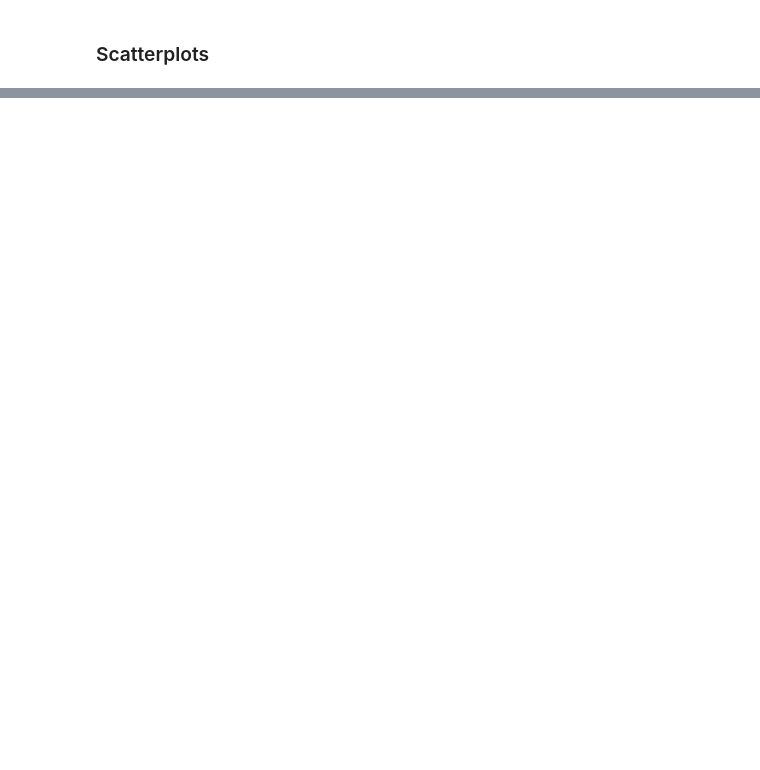
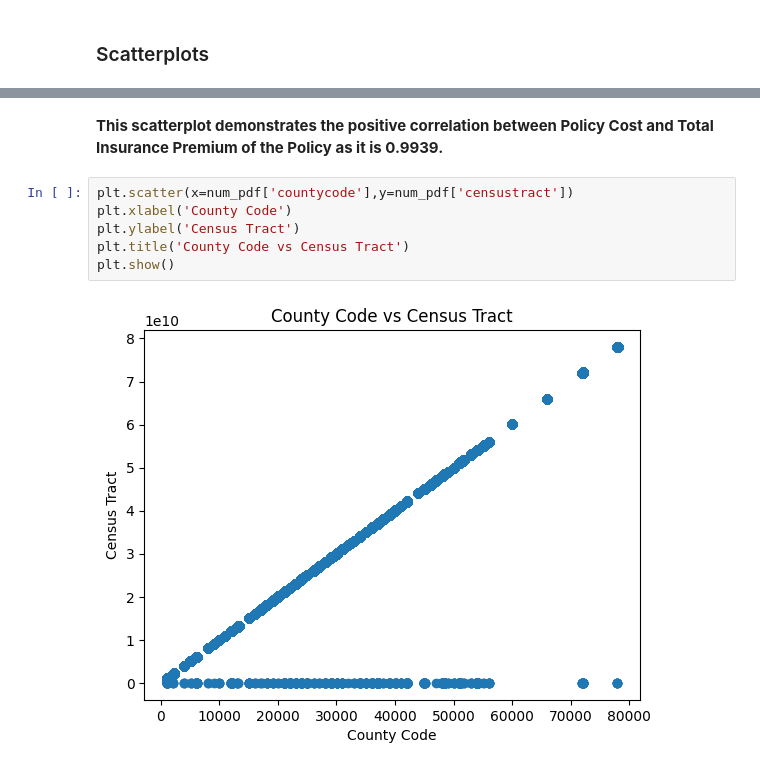
Before and after one commit to jshiah/dsc232r_group_project, a Jupyter notebook: pyspark.ipynb, the cells around one changed output, grey strips where cells are left out. Drawn from its saved outputs; the diff is of its cells as text; blank space fills up the shorter version.

```diff
--- a/pyspark.ipynb
+++ b/pyspark.ipynb
@@ -551,0 +541,10 @@ Py4JJavaError: An error occurred while calling o1900.collectToPython.
+# %% [markdown]
+**This scatterplot demonstrates the positive correlation between Policy Cost and Total Insurance Premium of the Policy as it is 0.9939.**
+# %%
+plt.scatter(x=num_pdf['countycode'],y=num_pdf['censustract'])
+plt.xlabel('County Code')
+plt.ylabel('Census Tract')
+plt.title('County Code vs Census Tract')
+plt.show()
+# %% [output]
+[figure, added]
```
Also changed, not shown: parts of 16 cells of this notebook.
